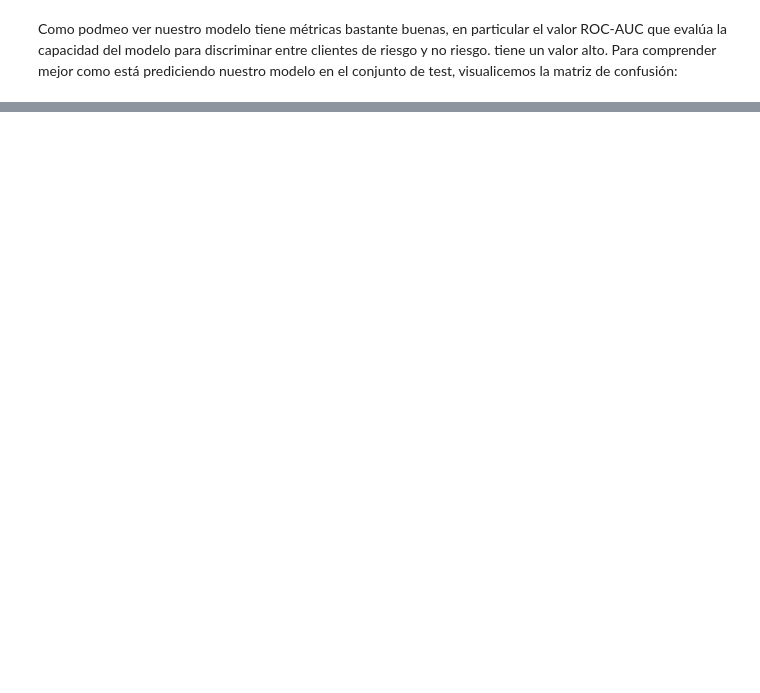
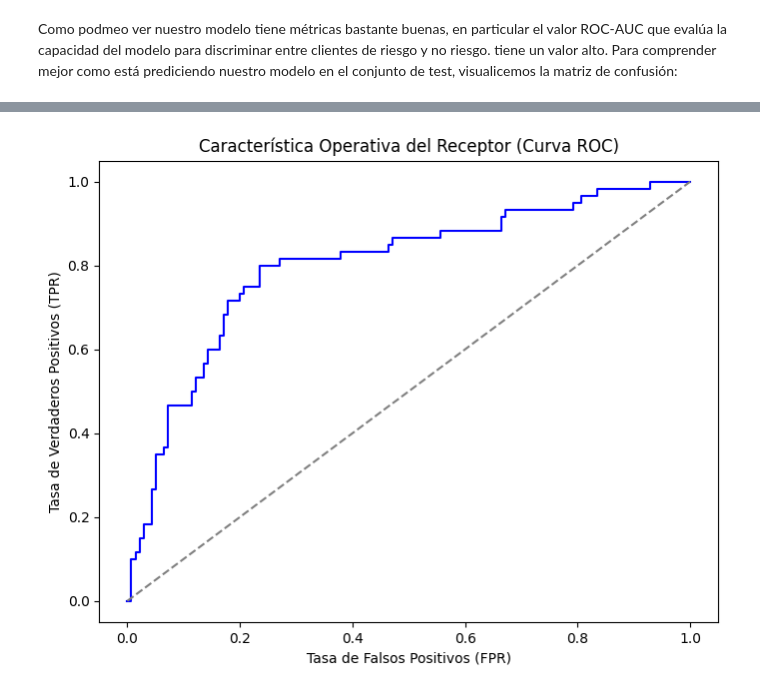
Before and after one commit to Crescencio1/Credit_Risk_Analysis, a Jupyter notebook: CreditRiskAnalysis.ipynb, the cells around one changed output, grey strips where cells are left out. Saved outputs shown, nothing was run; the diff lists cells and outputs as text; code cells hidden in the pictures; blank space fills up the shorter version.

```diff
--- a/CreditRiskAnalysis.ipynb
+++ b/CreditRiskAnalysis.ipynb
@@ -448,0 +497,17 @@ A partir de los datos anteriors podemos reconstruir las métricas Accuracy, Prec
+# %%
+fpr, tpr, umbrales = roc_curve(y_test, y_prob)
+auc_score = roc_auc_score(y_test, y_prob)
+
+#Gráfica de la curva Caracterísitca Operativa del Receptor (ROC)
+plt.figure(figsize=(8, 6))
+plt.plot(
+    fpr, tpr, color='blue', label=f'Curva ROC (AUC = {auc_score:.2f})'
+)
+plt.plot([0, 1], [0, 1], color='gray', linestyle='--')
+plt.xlabel('Tasa de Falsos Positivos (FPR)')
+plt.ylabel('Tasa de Verdaderos Positivos (TPR)')
+plt.title('Característica Operativa del Receptor (Curva ROC)')
+
+plt.show()
+# %% [output]
+[figure, added]
```
Also changed, not shown: parts of 18 cells of this notebook.
